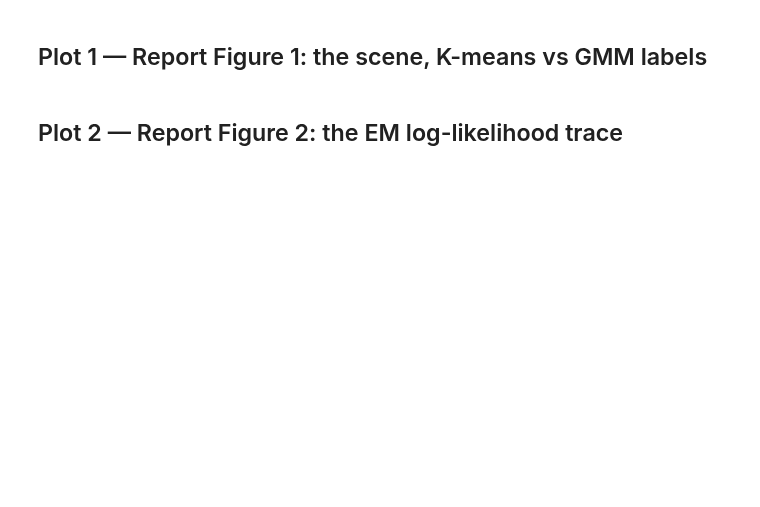
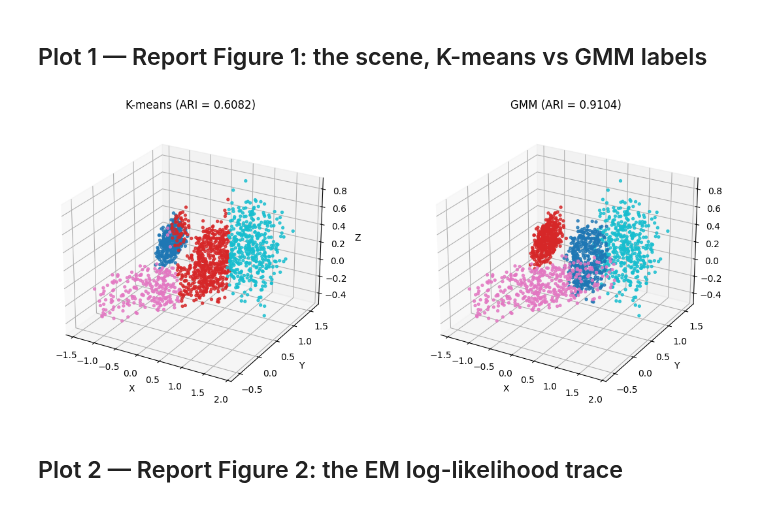
Before and after one commit to yeonnnnni/machine-learning-project, a Jupyter notebook: lab03_clustering_em/notebooks/lab03_visualization.ipynb, the cells around one changed output. Cells and saved outputs as stored; diff of their text form; code cells hidden in the pictures; blank space fills up the shorter version.

```diff
--- a/lab03_clustering_em/notebooks/lab03_visualization.ipynb
+++ b/lab03_clustering_em/notebooks/lab03_visualization.ipynb
@@ -31,11 +33,73 @@ print(f'{len(X)} pts, k-means inertia {inertia:.2f}, '
 # %%
 # ============ TODO (Plot 1) ============
 # Two 3D scatter panels side by side (projection='3d'):
 #   left  = X colored by km_labels, right = X colored by gmm_labels.
 # Same viewing angle on both (e.g., ax.view_init(elev=25, azim=-60)).
 # Put the ARI of each method in the panel title so the figure carries its
 # own evidence. Look for where k-means cuts the long box / merges objects.
 # =======================================
+
+# ============ TODO (Plot 1) ============
+
+ari_kmeans = lab03.adjusted_rand_index(labels_true, km_labels)
+ari_gmm = lab03.adjusted_rand_index(labels_true, gmm_labels)
+
+fig = plt.figure(figsize=(12, 5))
+
+# -------------------------
+# Left: K-means
+# -------------------------
+ax1 = fig.add_subplot(1, 2, 1, projection='3d')
+
+ax1.scatter(
+    X[:, 0],
+    X[:, 1],
+    X[:, 2],
+    c=km_labels,
+    cmap='tab10',
+    s=8,
+    alpha=0.8
+)
+
+ax1.set_title(f'K-means (ARI = {ari_kmeans:.4f})')
+ax1.set_xlabel('X')
+ax1.set_ylabel('Y')
+ax1.set_zlabel('Z')
+
+ax1.view_init(elev=25, azim=-60)
+
+
+# -------------------------
+# Right: GMM
+# -------------------------
+ax2 = fig.add_subplot(1, 2, 2, projection='3d')
+
+ax2.scatter(
+    X[:, 0],
+    X[:, 1],
+    X[:, 2],
+    c=gmm_labels,
+    cmap='tab10',
+    s=8,
+    alpha=0.8
+)
+
+ax2.set_title(f'GMM (ARI = {ari_gmm:.4f})')
+ax2.set_xlabel('X')
+ax2.set_ylabel('Y')
+ax2.set_zlabel('Z')
+
+# 같은 viewing angle
+ax2.view_init(elev=25, azim=-60)
+
+plt.tight_layout()
+
+# notebook 폴더의 상위 폴더에 저장
+plt.savefig('../fig1.png', dpi=200, bbox_inches='tight')
+
+plt.show()
+# %% [output]
+[figure, added]
 # %% [markdown]
 ## Plot 2 — Report Figure 2: the EM log-likelihood trace
 # %%
```
Also changed, not shown: parts of 3 cells of this notebook, 11 other files.
